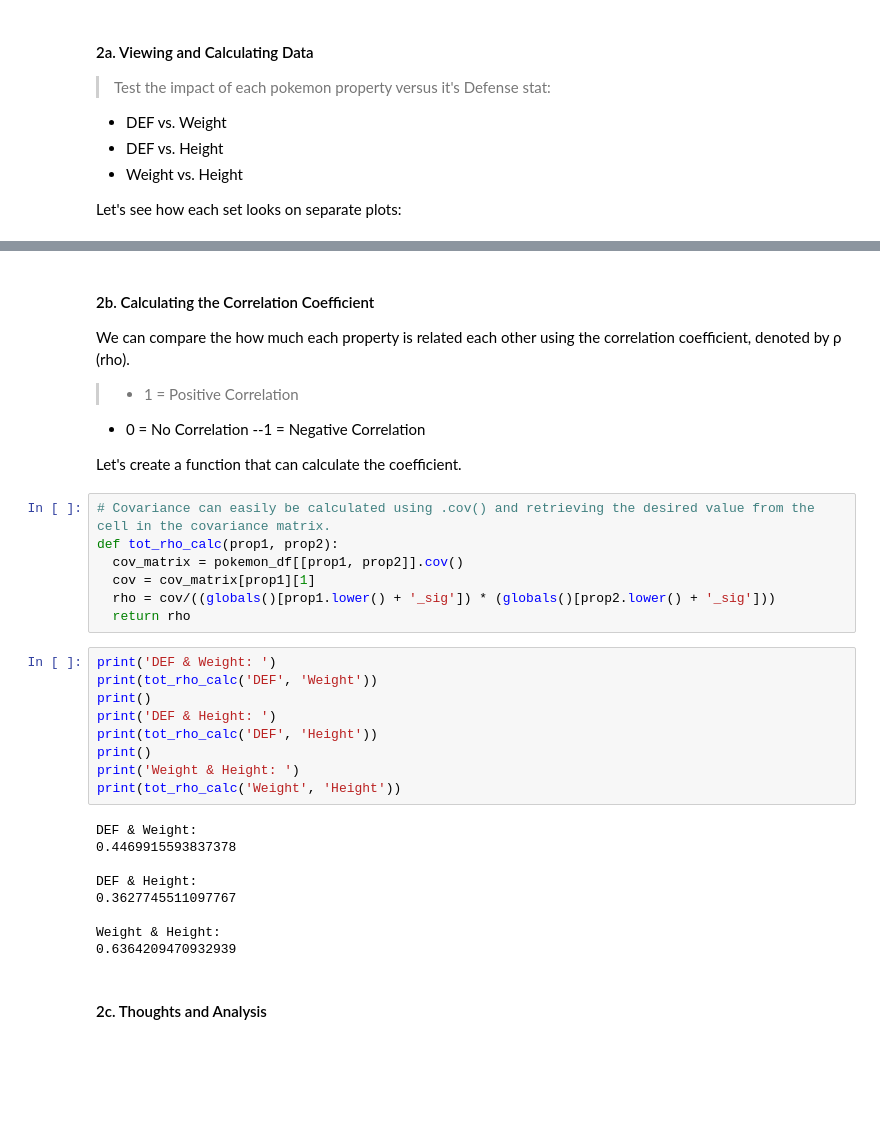
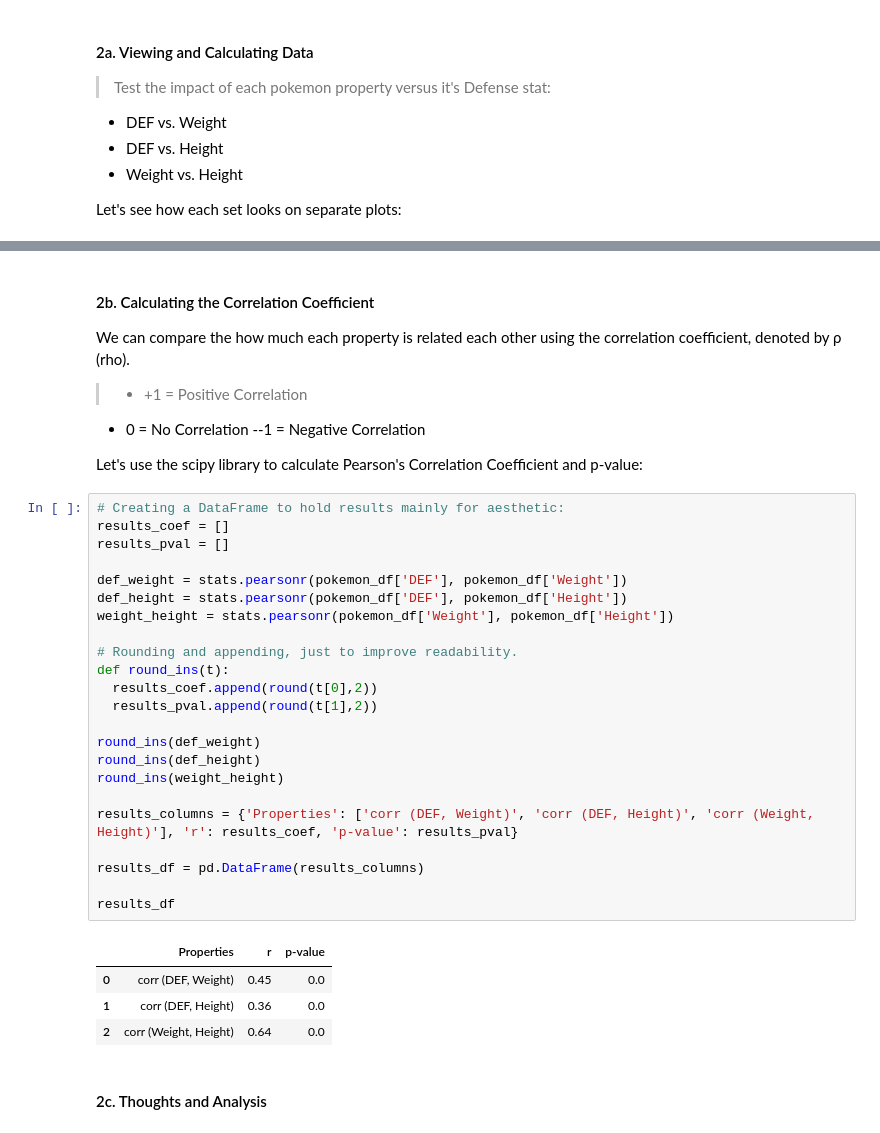
Before and after one commit to Mushtatoes/pokenalysis, a Jupyter notebook: Pokemon_Defense_to_Weight_Height_Correlation.ipynb, the cells around one changed output, grey strips where cells are left out. Drawn from its saved outputs; the diff is of its cells as text; blank space fills up the shorter version.

```diff
--- a/Pokemon_Defense_to_Weight_Height_Correlation.ipynb
+++ b/Pokemon_Defense_to_Weight_Height_Correlation.ipynb
@@ -157,36 +160,39 @@ pokemon_df.head()
 #### 2b. Calculating the Correlation Coefficient
 
 We can compare the how much each property is related each other using the correlation coefficient, denoted by ρ (rho).
-> - 1 = Positive Correlation
+> - +1 = Positive Correlation
 - 0 = No Correlation
 --1 = Negative Correlation
 
-Let's create a function that can calculate the coefficient.
+Let's use the scipy library to calculate Pearson's Correlation Coefficient and p-value:
-# %%
-# Covariance can easily be calculated using .cov() and retrieving the desired value from the cell in the covariance matrix.
-def tot_rho_calc(prop1, prop2):
-  cov_matrix = pokemon_df[[prop1, prop2]].cov()
-  cov = cov_matrix[prop1][1]
-  rho = cov/((globals()[prop1.lower() + '_sig']) * (globals()[prop2.lower() + '_sig']))
-  return rho
-# %%
-print('DEF & Weight: ')
-print(tot_rho_calc('DEF', 'Weight'))
-print()
-print('DEF & Height: ')
-print(tot_rho_calc('DEF', 'Height'))
-print()
-print('Weight & Height: ')
-print(tot_rho_calc('Weight', 'Height'))
-# %% [output]
-DEF & Weight:
-0.4469915593837378
-
-DEF & Height:
-0.3627745511097767
-
-Weight & Height:
-0.6364209470932939
+# %%
+# Creating a DataFrame to hold results mainly for aesthetic:
+results_coef = []
+results_pval = []
+
+def_weight = stats.pearsonr(pokemon_df['DEF'], pokemon_df['Weight'])
+def_height = stats.pearsonr(pokemon_df['DEF'], pokemon_df['Height'])
+weight_height = stats.pearsonr(pokemon_df['Weight'], pokemon_df['Height'])
+
+# Rounding and appending, just to improve readability.
+def round_ins(t):
+  results_coef.append(round(t[0],2))
+  results_pval.append(round(t[1],2))
+
+round_ins(def_weight)
+round_ins(def_height)
+round_ins(weight_height)
+
+results_columns = {'Properties': ['corr (DEF, Weight)', 'corr (DEF, Height)', 'corr (Weight, Height)'], 'r': results_coef, 'p-value': results_pval}
+
+results_df = pd.DataFrame(results_columns)
+
+results_df
+# %% [output]
+|  | Properties | r | p-value |
+| 0 | corr (DEF, Weight) | 0.45 | 0.0 |
+| 1 | corr (DEF, Height) | 0.36 | 0.0 |
+| 2 | corr (Weight, Height) | 0.64 | 0.0 |
 # %% [markdown]
 #### 2c. Thoughts and Analysis
 # %% [markdown]
```
Also changed, not shown: parts of 22 cells of this notebook.
